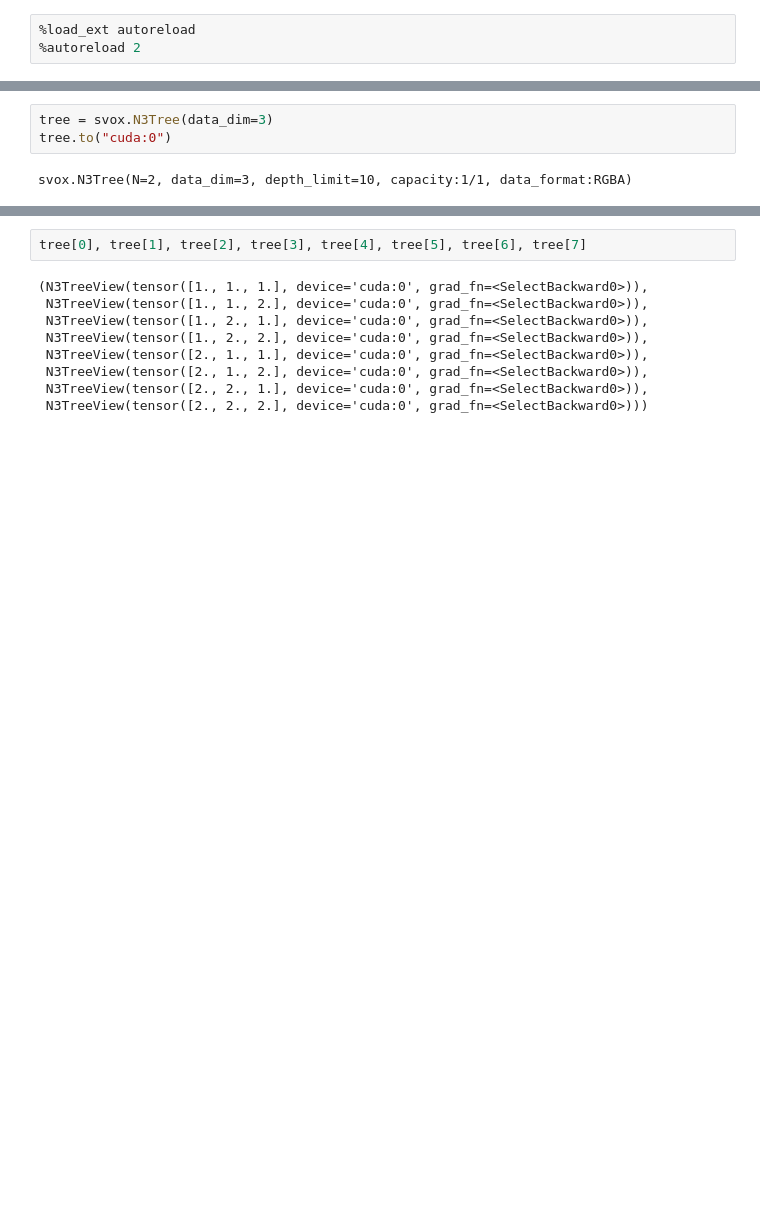
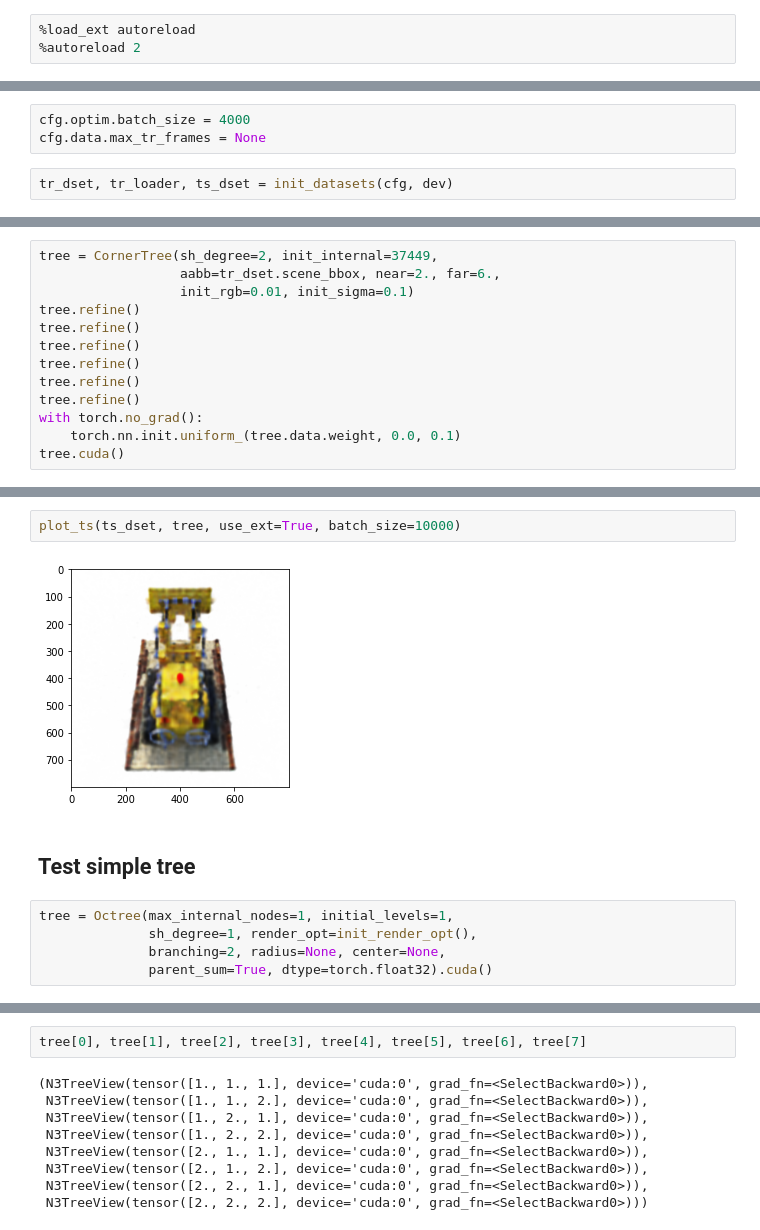
Before and after one commit to Giodiro/plenoxels, a Jupyter notebook: notebooks/TreeTest.ipynb, the cells around one changed output, grey strips where cells are left out. Cells and saved outputs as stored; diff of their text form; blank space fills up the shorter version.

```diff
--- a/notebooks/TreeTest.ipynb
+++ b/notebooks/TreeTest.ipynb
@@ -6,0 +290,5 @@ import numpy as np
+# %%
+cfg.optim.batch_size = 4000
+cfg.data.max_tr_frames = None
+# %%
+tr_dset, tr_loader, ts_dset = init_datasets(cfg, dev)
@@ -8,0 +299,13 @@ import svox
+# %%
+tree = CornerTree(sh_degree=2, init_internal=37449,
+                  aabb=tr_dset.scene_bbox, near=2., far=6.,
+                  init_rgb=0.01, init_sigma=0.1)
+tree.refine()
+tree.refine()
+tree.refine()
+tree.refine()
+tree.refine()
+tree.refine()
+with torch.no_grad():
+    torch.nn.init.uniform_(tree.data.weight, 0.0, 0.1)
+tree.cuda()
@@ -11,5 +477,11 @@ import csrc as C_
-# %%
-tree = svox.N3Tree(data_dim=3)
-tree.to("cuda:0")
-# %% [output]
-svox.N3Tree(N=2, data_dim=3, depth_limit=10, capacity:1/1, data_format:RGBA)
+# %%
+plot_ts(ts_dset, tree, use_ext=True, batch_size=10000)
+# %% [output]
+[figure, added]
+# %% [markdown]
+## Test simple tree
+# %%
+tree = Octree(max_internal_nodes=1, initial_levels=1,
+              sh_degree=1, render_opt=init_render_opt(),
+              branching=2, radius=None, center=None,
+              parent_sum=True, dtype=torch.float32).cuda()
```
Also changed, not shown: parts of 35 cells of this notebook, 3 other files.
